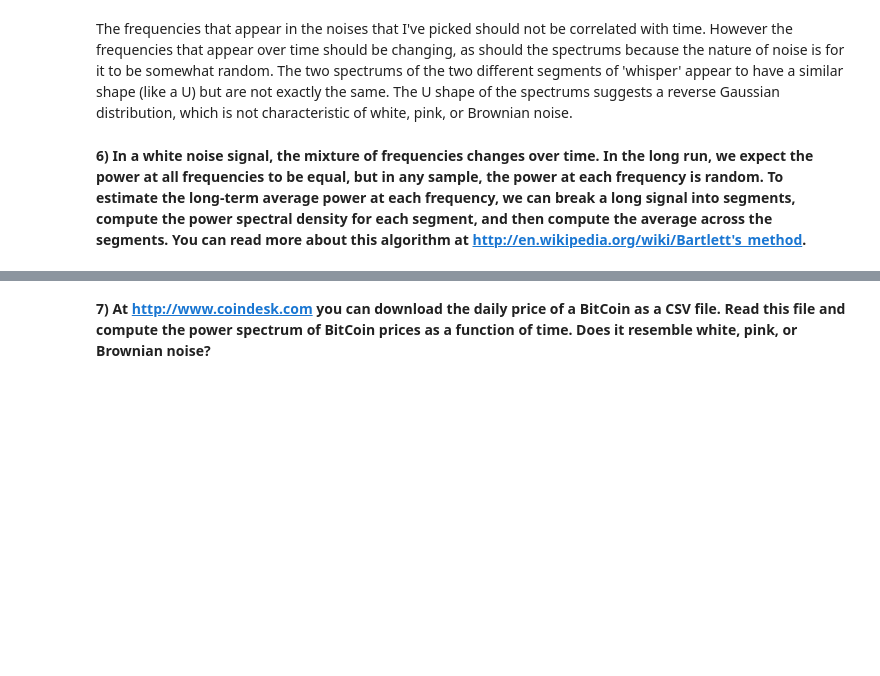
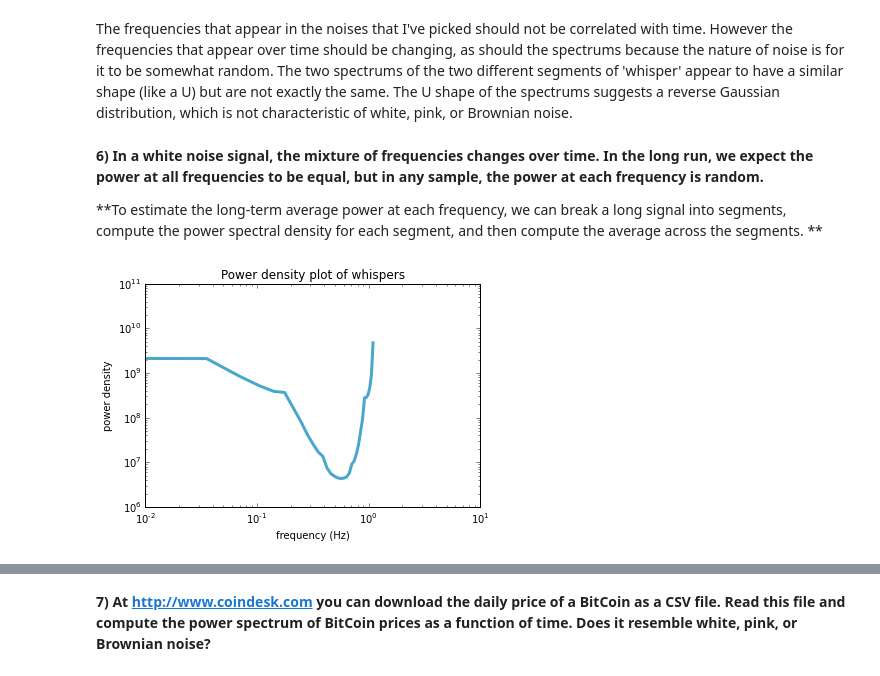
Before and after one commit to JiayingWei/ThinkDSP, a Jupyter notebook: ps02.ipynb, the cells around one changed output, grey strips where cells are left out. Cells and saved outputs as stored; diff of their text form; code cells hidden in the pictures; blank space fills up the shorter version.

```diff
--- a/ps02.ipynb
+++ b/ps02.ipynb
@@ -206,5 +203,30 @@ whisper_seg2.plot()
 # %% [markdown]
 The frequencies that appear in the noises that I've picked should not be correlated with time. However the frequencies that appear over time should be changing, as should the spectrums because the nature of noise is for it to be somewhat random. The two spectrums of the two different segments of 'whisper' appear to have a similar shape (like a U) but are not exactly the same. The U shape of the spectrums suggests a reverse Gaussian distribution, which is not characteristic of white, pink, or Brownian noise.
 # %% [markdown]
-**6) In a white noise signal, the mixture of frequencies changes over time. In the long run, we expect the power at all frequencies to be equal, but in any sample, the power at each frequency is random.
-To estimate the long-term average power at each frequency, we can break a long signal into segments, compute the power spectral density for each segment, and then compute the average across the segments. You can read more about this algorithm at http://en.wikipedia.org/wiki/Bartlett's_method.**
+**6) In a white noise signal, the mixture of frequencies changes over time. In the long run, we expect the power at all frequencies to be equal, but in any sample, the power at each frequency is random.**
+
+**To estimate the long-term average power at each frequency, we can break a long signal into segments, compute the power spectral density for each segment, and then compute the average across the segments. **
+# %%
+def barlett_method(wave):
+    numberOfSegs = 20000
+    n = len(wave.ys)
+    ts = numpy.linspace(0, wave.duration, n)
+    spectrum = wave.make_spectrum()
+    frequencies = spectrum.fs
+    powers = []
+    avgpowers = []
+    for i in range(len(frequencies)):
+        powers.append([])
+    for i in range(numberOfSegs):
+        segment = wave.segment(start = i*(wave.duration/numberOfSegs), duration = wave.duration/numberOfSegs).make_spectrum()
+        amplitude = segment.amps
+        for j in range(len(amplitude)):
+            powers[j].append(amplitude[j]**2)
+    for i in range(len(powers)):
+        avgpowers.append(numpy.mean(powers[i]))
+    thinkplot.plot(frequencies, avgpowers)
+# %%
+barlett_method(whisper_wave)
+thinkplot.config(title='Power density plot of whispers',xlabel='frequency (Hz)', ylabel='power density', xscale='log', yscale='log', legend=False)
+# %% [output]
+[figure, added]
```
Also changed, not shown: parts of 10 cells of this notebook.
